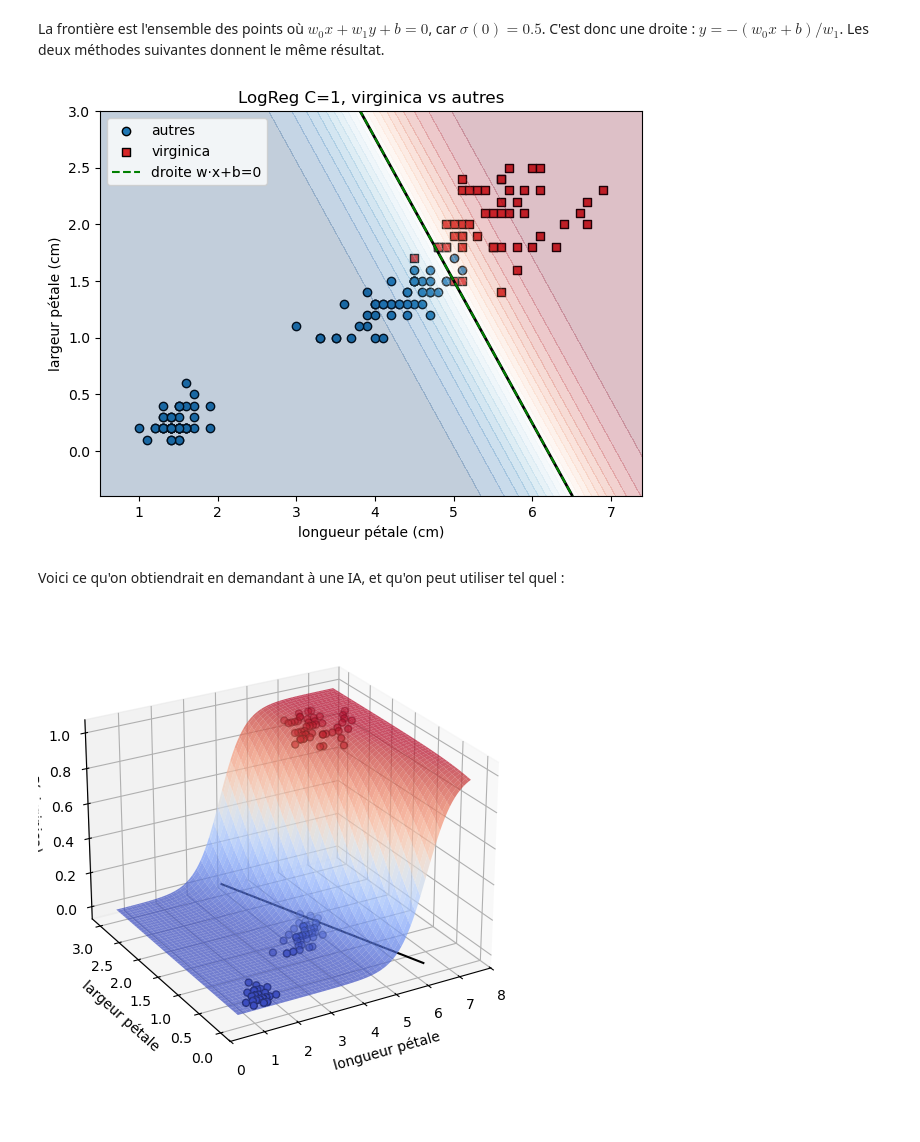
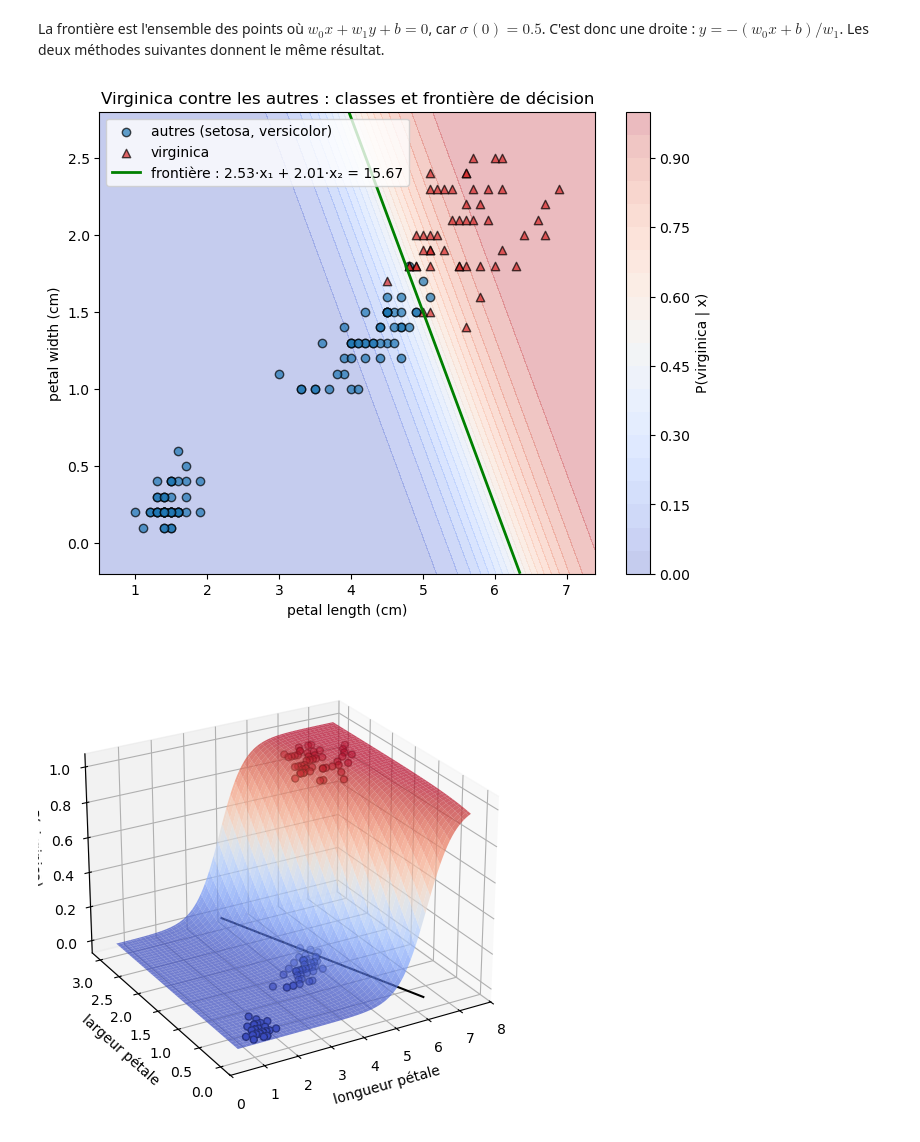
Before and after one commit to ismailab2/PROJET_AAA, a Jupyter notebook: dm1_AAA_ISMAIL_ABDRAMAN_AHMAT_HASSAN.ipynb, the cells around one changed output. Cells and saved outputs as stored; diff of their text form; code cells hidden in the pictures.

```diff
--- a/dm1_AAA_ISMAIL_ABDRAMAN_AHMAT_HASSAN.ipynb
+++ b/dm1_AAA_ISMAIL_ABDRAMAN_AHMAT_HASSAN.ipynb
@@ -1075,36 +1102,30 @@ C= 10000.0: |w|=100.00  train=1.000  test=0.933
 Remark: again, this is the same as some examples shown in the course.
 # %% [markdown]
 La frontière est l'ensemble des points où $w_0 x + w_1 y + b = 0$, car $\sigma(0)=0.5$. C'est donc une droite : $y = -(w_0 x + b)/w_1$. Les deux méthodes suivantes donnent le même résultat.
-# %%
-def plot_boundary(clf, X, y, xlabel, ylabel, title="", names=("autres", "virginica")):
-    fig, ax = plt.subplots(figsize=(7, 5))
-    # Nuage de points par classe
-    for c, col, mk in [(0, "tab:blue", "o"), (1, "tab:red", "s")]:
-        ax.scatter(X[y == c, 0], X[y == c, 1], c=col, marker=mk, label=names[c], edgecolor="k")
-
-    # Grille pour calculer le score sigmoïde partout
-    xx, yy = np.meshgrid(
-        np.linspace(X[:, 0].min() - .5, X[:, 0].max() + .5, 300),
-        np.linspace(X[:, 1].min() - .5, X[:, 1].max() + .5, 300))
-    P = clf.predict_proba(np.c_[xx.ravel(), yy.ravel()])[:, 1].reshape(xx.shape)
-
-    ax.contourf(xx, yy, P, levels=20, cmap="RdBu_r", alpha=.25)           # carte des probabilités
-    ax.contour(xx, yy, P, levels=[0.5], colors="k", linewidths=2)          # 2. isocline 0.5
-
-    # Vérification analytique : droite w·x + b = 0
-    w, b = clf.coef_[0], clf.intercept_[0]
-    xs = np.array(ax.get_xlim())
-    ax.plot(xs, -(w[0] * xs + b) / w[1], "g--", label="droite w·x+b=0")
-
-    ax.set_xlim(xx.min(), xx.max()); ax.set_ylim(yy.min(), yy.max())
-    ax.set_xlabel(xlabel); ax.set_ylabel(ylabel); ax.set_title(title); ax.legend()
-    plt.show()
-
-plot_boundary(clf, X, y, "longueur pétale (cm)", "largeur pétale (cm)", "LogReg C=1, virginica vs autres")
-# %% [output]
-[figure, removed]
-# %% [markdown]
-Voici ce qu'on obtiendrait en demandant à une IA, et qu'on peut utiliser tel quel :
+# %%
+w1, w2 = clf.coef_[0]
+b = clf.intercept_[0]
+
+# Grille couvrant le plan des deux attributs et score sigmoïde sur cette grille
+x1 = np.linspace(X[:, 0].min() - 0.5, X[:, 0].max() + 0.5, 300)
+x2 = np.linspace(X[:, 1].min() - 0.3, X[:, 1].max() + 0.3, 300)
+G1, G2 = np.meshgrid(x1, x2)
+P = clf.predict_proba(np.c_[G1.ravel(), G2.ravel()])[:, 1].reshape(G1.shape)
+
+# 1. Les classes sur le plan + 2. la frontière de décision (isocline P = 0.5)
+fig, ax = plt.subplots(figsize=(8, 6))
+cs = ax.contourf(G1, G2, P, levels=20, cmap="coolwarm", alpha=0.3)
+fig.colorbar(cs, label="P(virginica | x)")
+ax.scatter(X[y == 0, 0], X[y == 0, 1], c="tab:blue", edgecolor="k", alpha=0.7, label="autres (setosa, versicolor)")
+ax.scatter(X[y == 1, 0], X[y == 1, 1], c="tab:red", marker="^", edgecolor="k", alpha=0.7, label="virginica")
+ax.contour(G1, G2, P, levels=[0.5], colors="green", linewidths=2)
+ax.plot([], [], color="green", lw=2, label=f"frontière : {w1:.2f}·x₁ + {w2:.2f}·x₂ = {-b:.2f}")
+ax.set_xlabel("petal length (cm)"); ax.set_ylabel("petal width (cm)")
+ax.set_title("Virginica contre les autres : classes et frontière de décision")
+ax.legend(loc="upper left");
+plt.show()
+# %% [output]
+[figure, added]
 # %%
 from mpl_toolkits.mplot3d import Axes3D  # noqa
 
```
Also changed, not shown: parts of 6 cells of this notebook.
